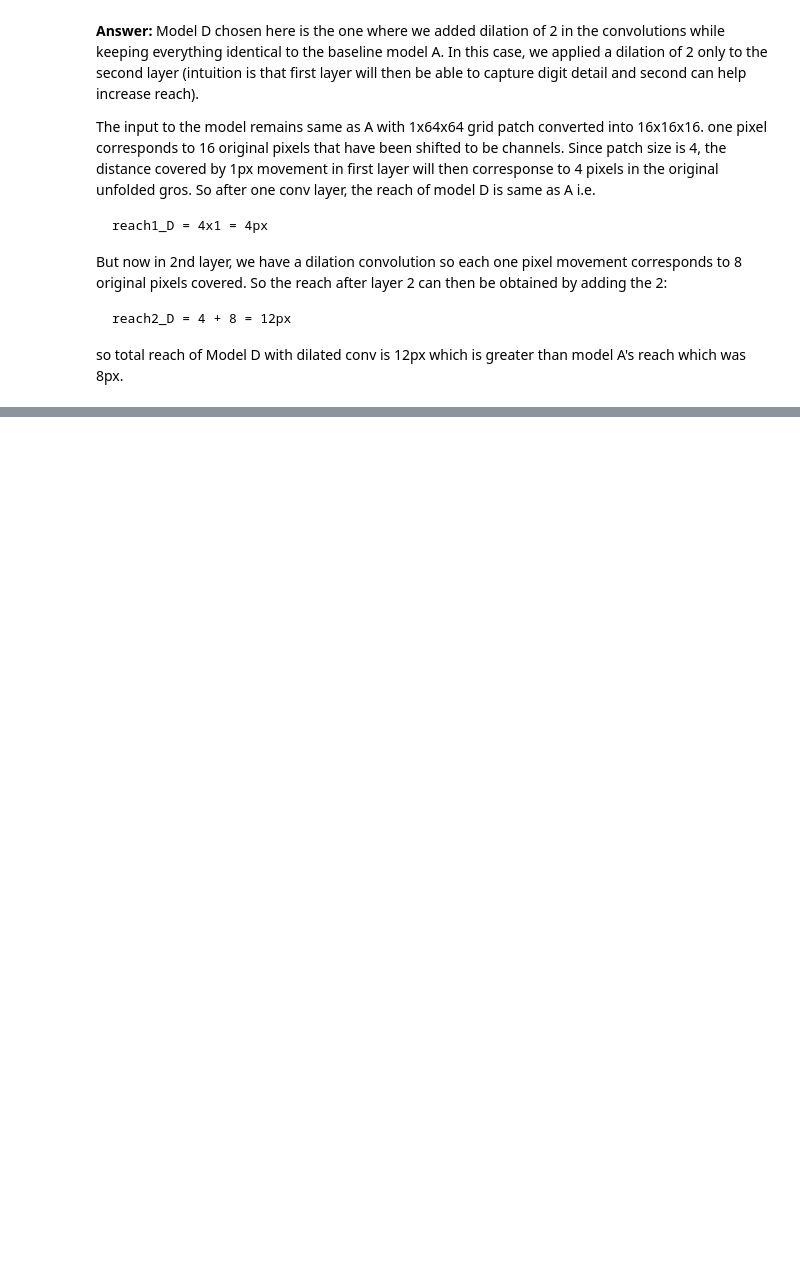
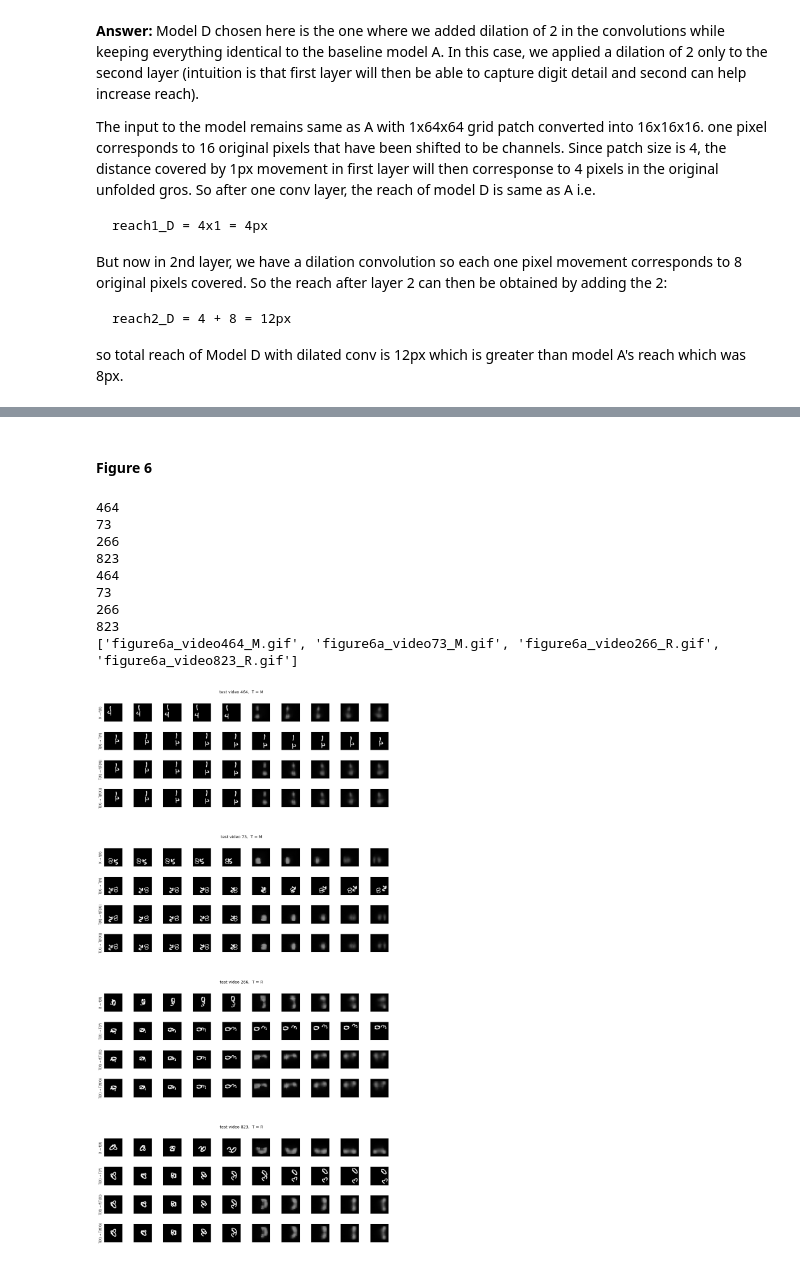
Before and after one commit to ZainabIftikhar1204/DL-for-Space-Time-and-Graphs---Assignment-2, a Jupyter notebook: Ques2.ipynb, the cells around one changed output, grey strips where cells are left out. Saved outputs shown, nothing was run; the diff lists cells and outputs as text; code cells hidden in the pictures; blank space fills up the shorter version.

```diff
--- a/Ques2.ipynb
+++ b/Ques2.ipynb
@@ -1440,0 +1506,20 @@ so total reach of Model D with dilated conv is 12px which is greater than model
+# %%
+models6 = {"Sym-B": lambda s: Symmetrised(load_checkpt(BaselineModelA, f"model_B_seed{s}.pt")),
+           "Sym-D (final)": lambda s: Symmetrised(load_checkpt(ModelD_dilation, f"model_D_dilation_seed{s}.pt"))}
+under = {"Sym-B": "B", "Sym-D (final)": "D_dilation"}      # training time comes from the underlying model
+
+res6 = {}
+for label, make in models6.items():
+    for s in (0, 1):
+        res6[f"{label}_{s}"] = full_eval(make(s), train_times[f"{under[label]}_{s}"],
+                                         eval_loader=test_loader, speed_loaders_eval=speed_loaders)
+
+keys = [("E5","E(5) 1x"),("C_M","C_M"),("E_M","E_M"),("C_R","C_R"),("E_R","E_R"),
+        ("E2_1","E(2) 1x"),("E2_2","E(2) 2x"),("E2_3","E(2) 3x")]
+rows = []
+for label in models6:
+    r = [res6[f"{label}_{s}"] for s in (0, 1)]
+    row = {"Model": label, **{lab: cell([x[k] for x in r]) for k, lab in keys}, "Params": r[0]["params"],
+           "Train s/epoch": cell([x["t_train"] for x in r]), "Inference s": cell([x["t_infer"] for x in r])}
+    rows.append(row)
+df_sym = pd.DataFrame(rows)
@@ -1440,0 +1532,36 @@ so total reach of Model D with dilated conv is 12px which is greater than model
+# %% [markdown]
+#### Figure 6
+# %%
+final0 = Symmetrised(load_checkpt(ModelD_dilation, "model_D_dilation_seed0.pt"))   # seed-0 model
+
+fig = plt.figure(figsize=(12, 4 * 4.5))
+subs = fig.subfigures(4, 1, hspace=0.08)
+for sf, (vid, tn) in zip(subs, picks):
+    sf.suptitle(f"test video {vid},  T = {tn}", fontsize=9)
+    axes = sf.subplots(4, 10, gridspec_kw={"hspace": 0.6, "wspace": 0.05})
+    draw_panel(axes, panel_rows(final0, vid, Ts[tn]))
+fig.savefig("figure6a.png", dpi=150, bbox_inches="tight")
+
+gif_paths6 = []
+for vid, tn in picks:
+    rows = panel_rows(final0, vid, Ts[tn]); frames = []
+    for h in range(1, 6):
+        f_, ax = plt.subplots(4, 10, figsize=(12, 5))
+        draw_panel(ax, rows, n_future=h)
+        f_.suptitle(f"final model, video {vid}, T = {tn}, forecast horizon {h}", fontsize=9)
+        f_.canvas.draw()
+        frames.append(Image.fromarray(np.asarray(f_.canvas.buffer_rgba())[..., :3])); plt.close(f_)
+    p = f"figure6a_video{vid}_{tn}.gif"
+    frames[0].save(p, save_all=True, append_images=frames[1:], duration=700, loop=0); gif_paths6.append(p)
+print(gif_paths6)       # these go in the caption, and the files in the repository
+# %% [output]
+464
+73
+266
+823
+464
+73
+266
+823
+['figure6a_video464_M.gif', 'figure6a_video73_M.gif', 'figure6a_video266_R.gif', 'figure6a_video823_R.gif']
+[figure, added]
```
Also changed, not shown: parts of 21 cells of this notebook.
